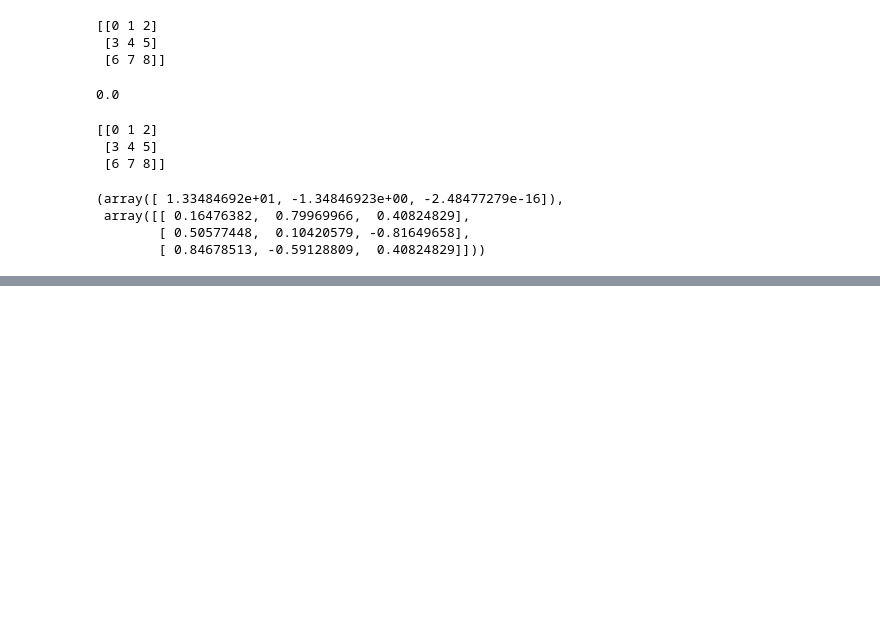
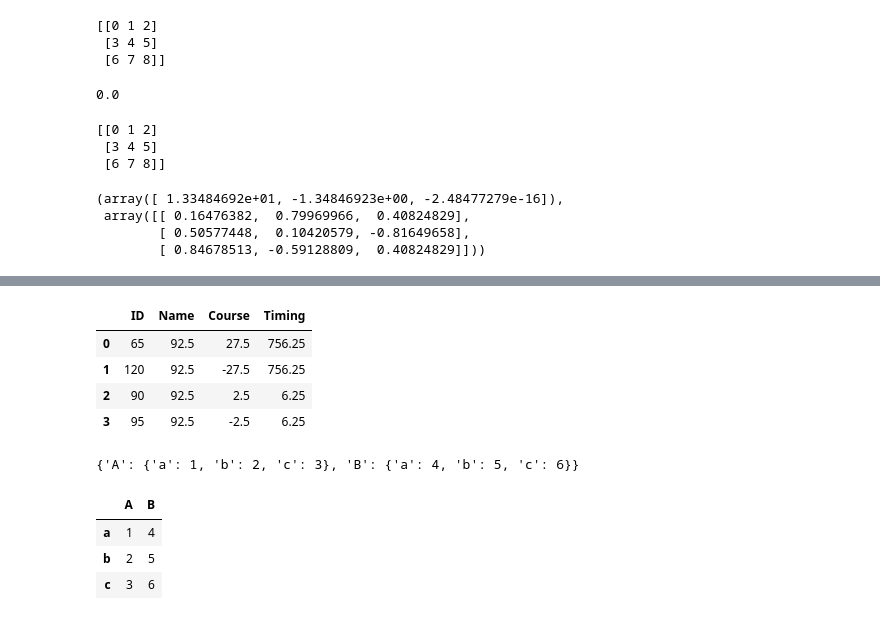
Before and after one commit to EnggQasim/PIAIC_ISLAMABAD_BATCH3, a Jupyter notebook: demo/Numpy.ipynb, the cells around one changed output, grey strips where cells are left out. Drawn from its saved outputs; the diff is of its cells as text; code cells hidden in the pictures; blank space fills up the shorter version.

```diff
--- a/demo/Numpy.ipynb
+++ b/demo/Numpy.ipynb
@@ -1102,0 +1501,9 @@ np.linalg.eig??
+# %%
+df = pd.read_excel("abc.xlsx")
+df
+# %% [output]
+|  | ID | Name | Course | Timing |
+| 0 | 65 | 92.5 | 27.5 | 756.25 |
+| 1 | 120 | 92.5 | -27.5 | 756.25 |
+| 2 | 90 | 92.5 | 2.5 | 6.25 |
+| 3 | 95 | 92.5 | -2.5 | 6.25 |
@@ -1102,0 +1520,11 @@ np.linalg.eig??
+# %%
+df.to_dict()
+# %% [output]
+{'A': {'a': 1, 'b': 2, 'c': 3}, 'B': {'a': 4, 'b': 5, 'c': 6}}
+# %%
+df.to_dense()
+# %% [output]
+|  | A | B |
+| a | 1 | 4 |
+| b | 2 | 5 |
+| c | 3 | 6 |
```
Also changed, not shown: parts of 58 cells of this notebook, 19 other files.
